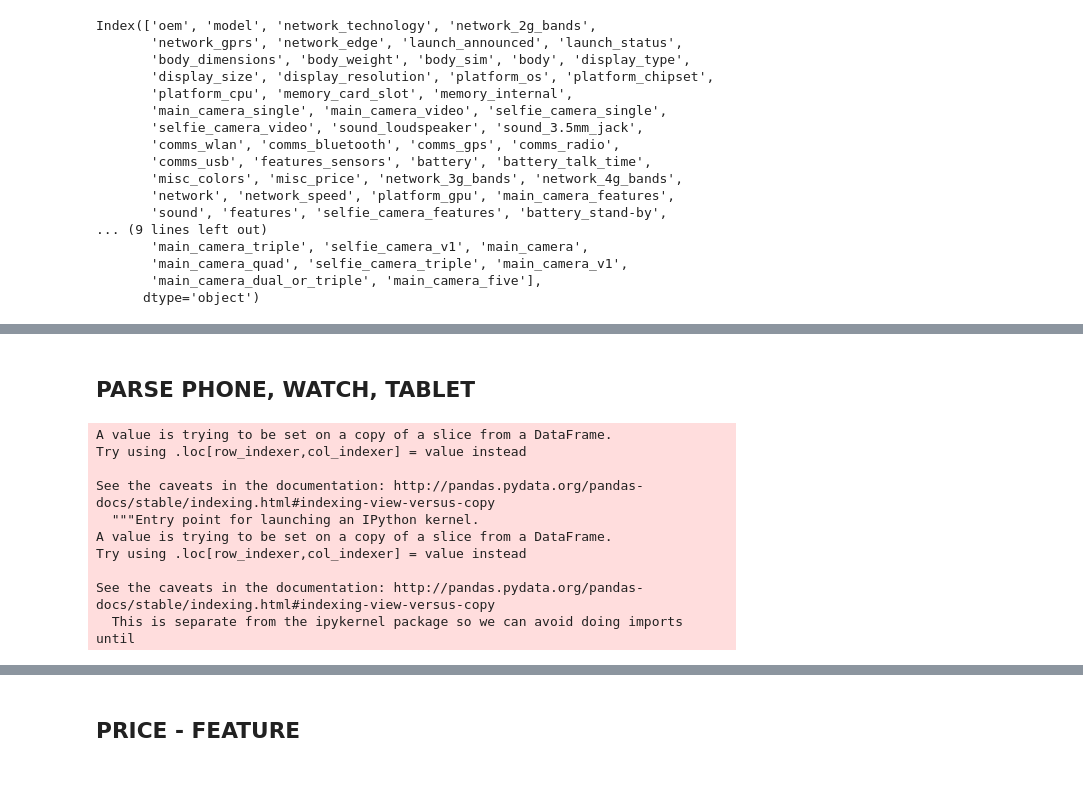
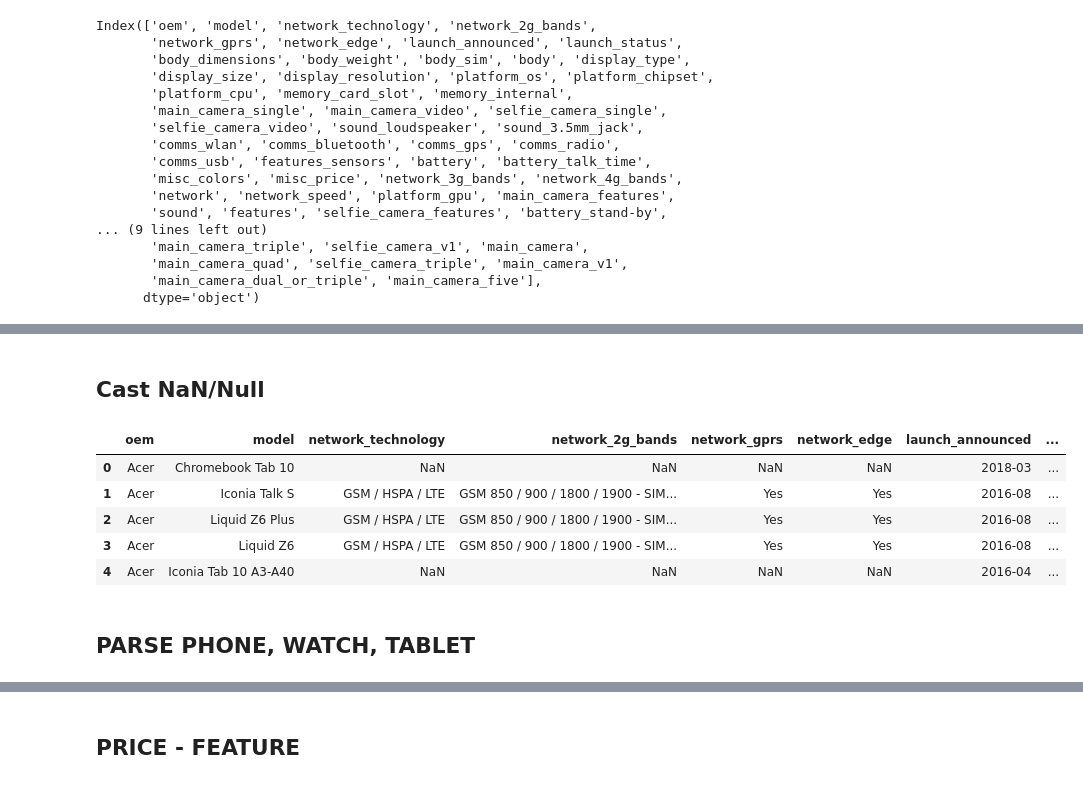
Before and after one commit to BallOfClay/cap_3, a Jupyter notebook: notebooks/eda2.ipynb, the cells around one changed output, grey strips where cells are left out. Drawn from its saved outputs; the diff is of its cells as text; code cells hidden in the pictures.

```diff
--- a/notebooks/eda2.ipynb
+++ b/notebooks/eda2.ipynb
@@ -217,7 +218,7 @@ analysis_drop_words = [
     'display',
     'features_browser',
     'comms_infrared_port',
-    'selfie_camera_dual',
+    'selfie_camera_dual'
 
 ]
 # %%
@@ -240,3 +241,5 @@ df.head(5)
 | 4 | Acer | Iconia Tab 10 A3-A40 | No cellular connectivity | NaN | No | No | 2016-04 | ... |
 # %%
 # df.groupby('oem').count().model > 25
+# %% [markdown]
+## Cast NaN/Null
@@ -243,3 +261,12 @@ df.head(5)
+# %%
+df.head(5)
+# %% [output]
+|  | oem | model | network_technology | network_2g_bands | network_gprs | network_edge | launch_announced | ... |
+| 0 | Acer | Chromebook Tab 10 | NaN | NaN | NaN | NaN | 2018-03 | ... |
+| 1 | Acer | Iconia Talk S | GSM / HSPA / LTE | GSM 850 / 900 / 1800 / 1900 - SIM... | Yes | Yes | 2016-08 | ... |
+| 2 | Acer | Liquid Z6 Plus | GSM / HSPA / LTE | GSM 850 / 900 / 1800 / 1900 - SIM... | Yes | Yes | 2016-08 | ... |
+| 3 | Acer | Liquid Z6 | GSM / HSPA / LTE | GSM 850 / 900 / 1800 / 1900 - SIM... | Yes | Yes | 2016-08 | ... |
+| 4 | Acer | Iconia Tab 10 A3-A40 | NaN | NaN | NaN | NaN | 2016-04 | ... |
 # %% [markdown]
 ## PARSE PHONE, WATCH, TABLET
 # %%
@@ -260,17 +287,6 @@ def parse_type(model_string, words_list):
         else:
             return False
 # %%
-df_acer['is_tablet'] = df_acer['model'].apply(lambda x: parse_type(x, tablet_words))
+df['is_tablet'] = df['model'].apply(lambda x: parse_type(x, tablet_words))
 
-df_acer['is_watch'] = df_acer['model'].apply(lambda x: parse_type(x, watch_words))
+df['is_watch'] = df['model'].apply(lambda x: parse_type(x, watch_words))
-# %% [output]
-A value is trying to be set on a copy of a slice from a DataFrame.
-Try using .loc[row_indexer,col_indexer] = value instead
-
-See the caveats in the documentation: http://pandas.pydata.org/pandas-docs/stable/indexing.html#indexing-view-versus-copy
-  """Entry point for launching an IPython kernel.
-A value is trying to be set on a copy of a slice from a DataFrame.
-Try using .loc[row_indexer,col_indexer] = value instead
-
-See the caveats in the documentation: http://pandas.pydata.org/pandas-docs/stable/indexing.html#indexing-view-versus-copy
-  This is separate from the ipykernel package so we can avoid doing imports until
```
Also changed, not shown: parts of 28 cells of this notebook, 1 other file.
